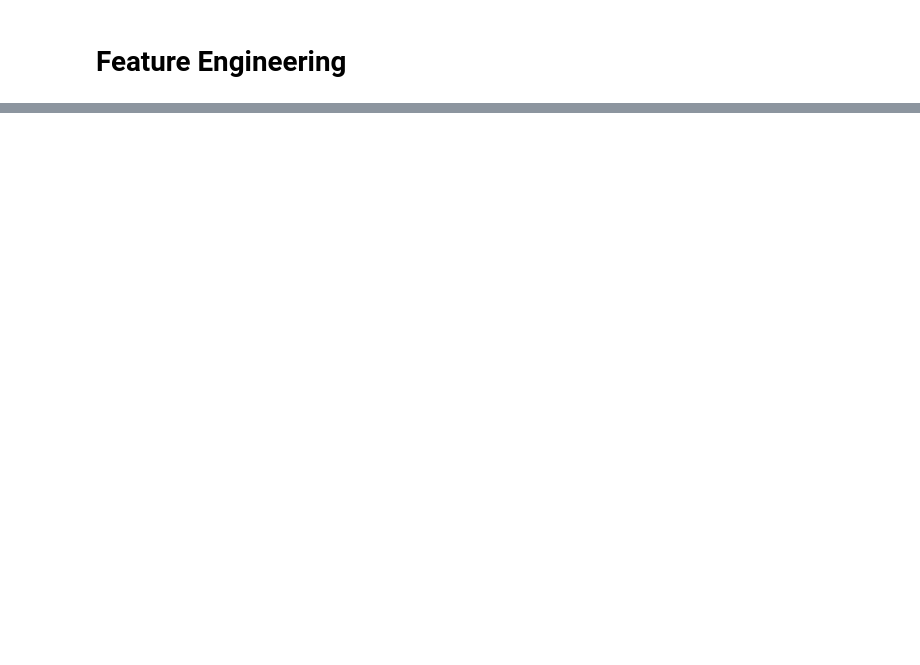
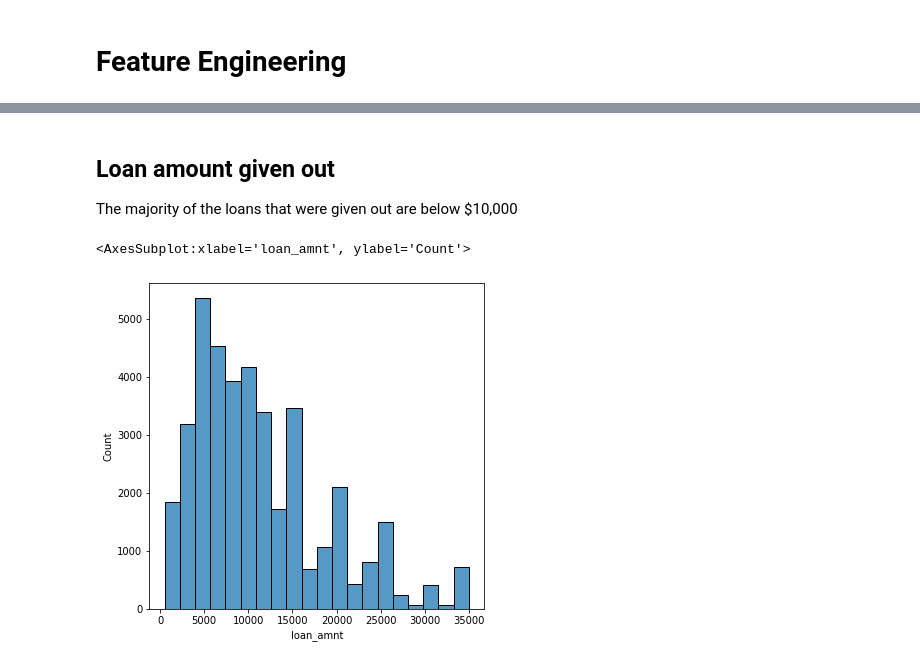
Before and after one commit to GeriNZ/lendingclub, a Jupyter notebook: Beng_Cheong_Cheong.ipynb, the cells around one changed output, grey strips where cells are left out. Cells and saved outputs as stored; diff of their text form; code cells hidden in the pictures; blank space fills up the shorter version.

```diff
--- a/Beng_Cheong_Cheong.ipynb
+++ b/Beng_Cheong_Cheong.ipynb
@@ -173,0 +144,6 @@ df[df['loan_amnt']== df['loan_amnt'].max()].shape
+# %%
+df['year'] = df['earliest_cr_line'].apply(lambda x: x.split("-")[-1])
+df['year'] = df['year'].astype('int').apply(lambda x: x+1900 if x>=10 else x+2000)
+df_year = df.groupby(['year','loan_status']).count()['id'].reset_index()
+fig = px.bar(df_year, x="year", y="id", color="loan_status", title="Loan-Status over the years")
+fig.show()
@@ -173,0 +158,9 @@ df[df['loan_amnt']== df['loan_amnt'].max()].shape
+# %% [markdown]
+## Loan amount given out
+The majority of the loans that were given out are below $10,000
+# %%
+fig, ax = plt.subplots(figsize=(6, 6))
+sns.histplot(data=df, x="loan_amnt", bins=20)
+# %% [output]
+<AxesSubplot:xlabel='loan_amnt', ylabel='Count'>
+[figure, added]
```
Also changed, not shown: parts of 31 cells of this notebook.
